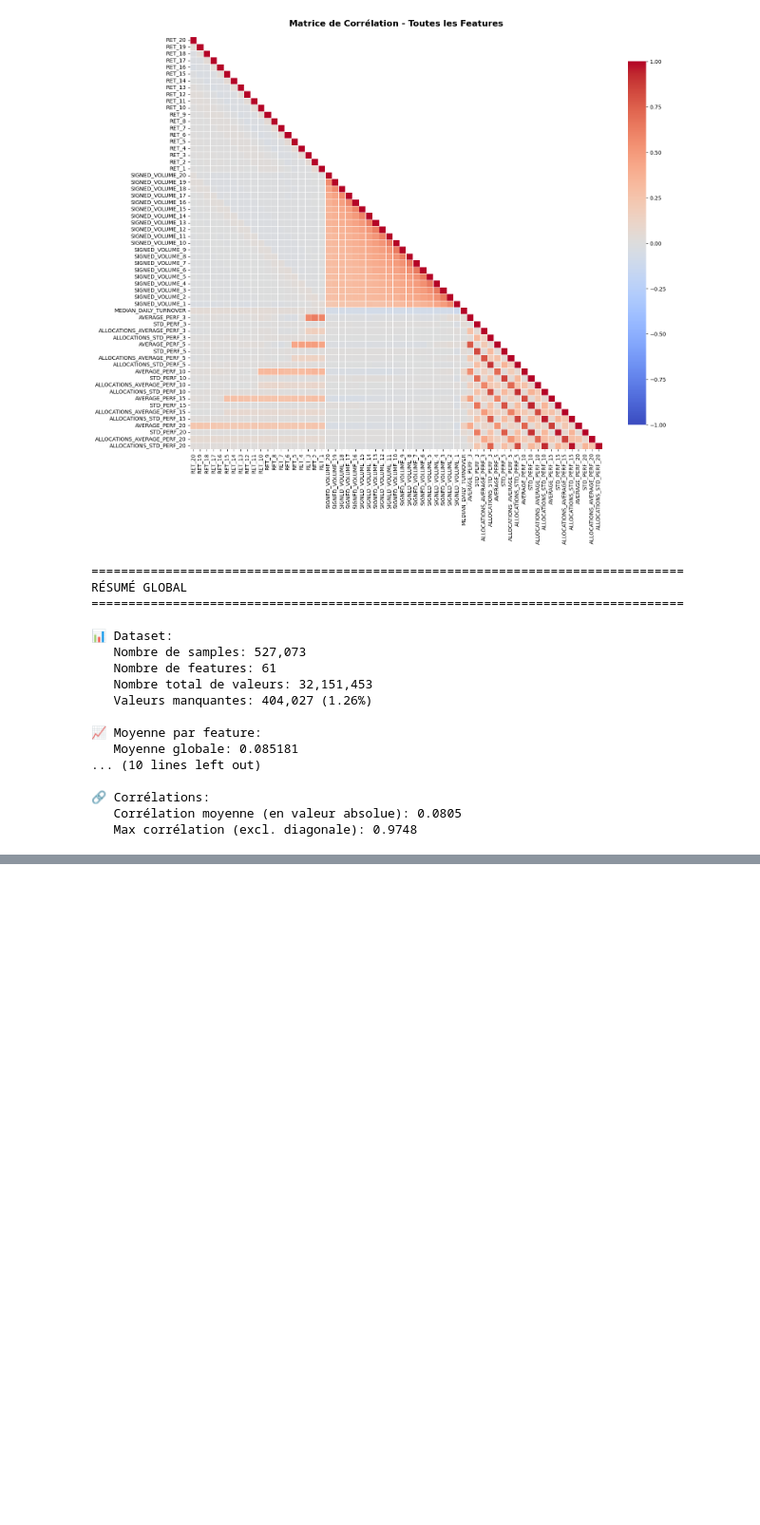
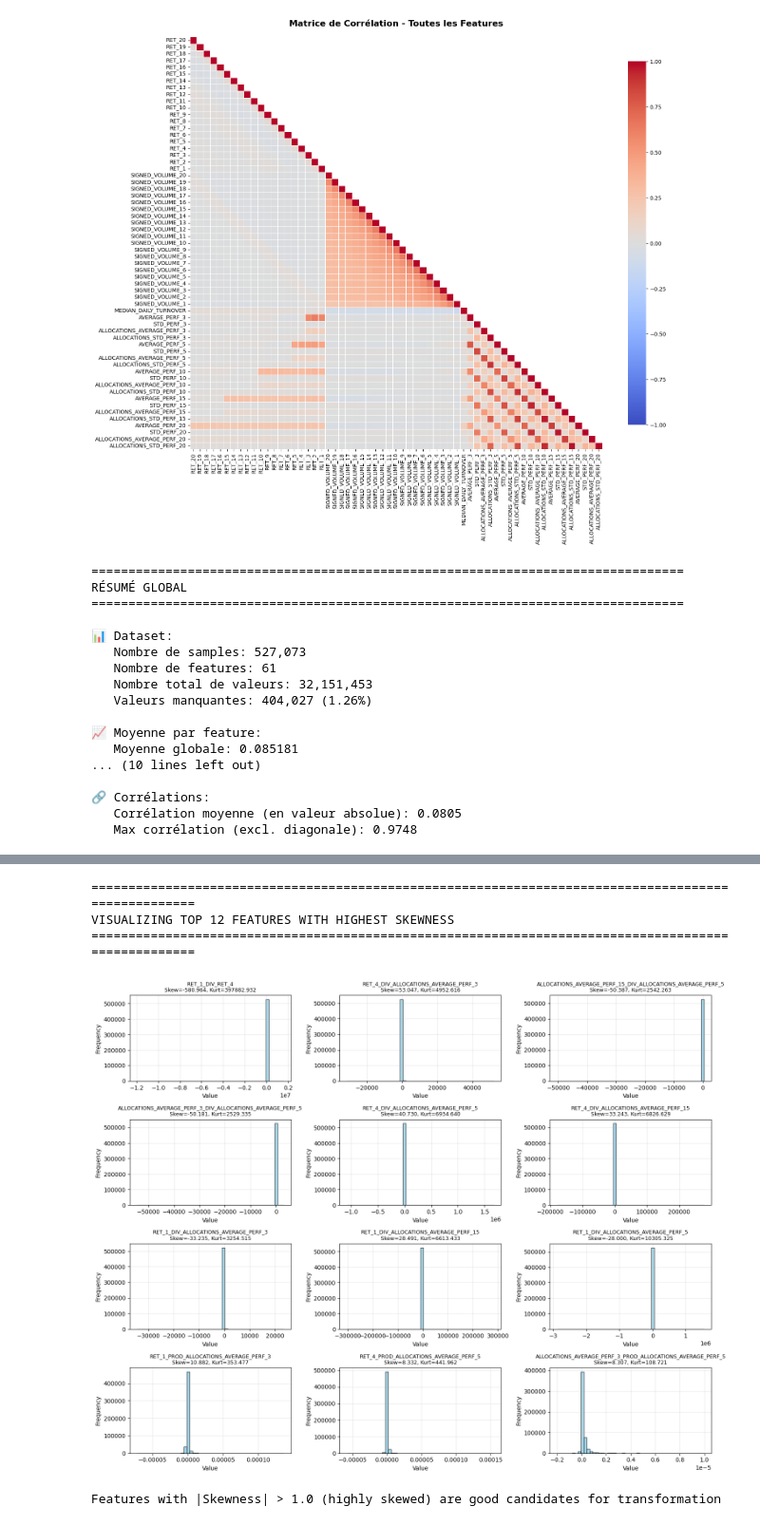
Before and after one commit to victorcamps70/asset-allocation, a Jupyter notebook: src/preprocessing/data_analysis.ipynb, the cells around one changed output, grey strips where cells are left out. Shown at 95% size. Saved outputs shown, nothing was run; the diff lists cells and outputs as text; code cells hidden in the pictures; blank space fills up the shorter version.

```diff
--- a/src/preprocessing/data_analysis.ipynb
+++ b/src/preprocessing/data_analysis.ipynb
@@ -425,0 +742,35 @@ RÉSUMÉ GLOBAL
+# %%
+# Visualization: Distribution plots for top problematic features
+print("\n" + "=" * 100)
+print("VISUALIZING TOP 12 FEATURES WITH HIGHEST SKEWNESS")
+print("=" * 100)
+
+top_skewed_features = skew_sorted.head(12)['Feature'].tolist()
+
+fig, axes = plt.subplots(4, 3, figsize=(15, 12))
+axes = axes.flatten()
+
+for idx, feat in enumerate(top_skewed_features):
+    ax = axes[idx]
+    data = X_train[feat].dropna()
+
+    skewness_val = interaction_df[interaction_df['Feature'] == feat]['Skewness'].values[0]
+    kurt_val = interaction_df[interaction_df['Feature'] == feat]['Kurtosis'].values[0]
+
+    # Create histogram
+    ax.hist(data, bins=50, edgecolor='black', alpha=0.7, color='skyblue')
+    ax.set_title(f'{feat}\nSkew={skewness_val:.3f}, Kurt={kurt_val:.3f}', fontsize=9)
+    ax.set_xlabel('Value')
+    ax.set_ylabel('Frequency')
+    ax.grid(True, alpha=0.3)
+
+plt.tight_layout()
+plt.show()
+
+print("Features with |Skewness| > 1.0 (highly skewed) are good candidates for transformation")
+# %% [output]
+====================================================================================================
+VISUALIZING TOP 12 FEATURES WITH HIGHEST SKEWNESS
+====================================================================================================
+[figure, added]
+Features with |Skewness| > 1.0 (highly skewed) are good candidates for transformation
```
Also changed, not shown: parts of 22 cells of this notebook, 2 other files.
